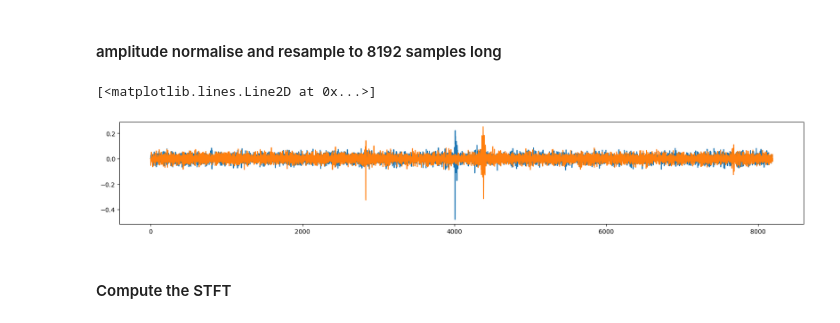
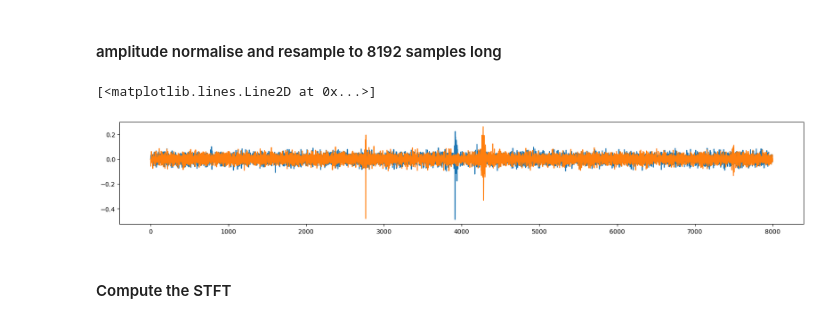
Before and after one commit to mcrooks83/osteosense_vag, a Jupyter notebook: notebooks/ML/Spectogram_CNN/spectogram_data_set.ipynb, the cells around one changed output. Drawn from its saved outputs; the diff is of its cells as text; code cells hidden in the pictures.

```diff
--- a/notebooks/ML/Spectogram_CNN/spectogram_data_set.ipynb
+++ b/notebooks/ML/Spectogram_CNN/spectogram_data_set.ipynb
@@ -88,51 +88,51 @@ def filter_signal(b, a, signal, filter):
     elif(filter=="sos"):
         return sosfiltfilt(sos, signal)
 
-def resample_vag_signal(d_set, n_points, fs, b,a, do_filter):
+def resample_vag_signal(d_set, r_l, fs, b,a, do_filter):
     n = amplitude_normal(d_set)
-    t = np.linspace(0, fs, num=len(n))  # Original x values (e.g., time or sample indices)
-    x_new = np.linspace(t.min(), t.max(), n_points)
+    #t = np.linspace(0, fs, num=len(n))  # Original x values (e.g., time or sample indices)
+    #x_new = np.linspace(t.min(), t.max(), n_points)
 
     # Create an interpolation function
-    interpolator = interp1d(t, n, kind='linear')
-    y_new = interpolator(x_new)
-
+    #interpolator = interp1d(t, n, kind='linear')
+    #y_new = interpolator(x_new)
+    y_new = resample(n, r_l)
     # filter the signal
     if(do_filter):
         y_filtered = filter_signal(b,a, y_new, "filtfilt")
     else:
         y_filtered  = y_new
     return y_filtered
 
 
 # build a filter
 low_cut_off = 100 # removes muscle artifacts and baseline wander
 high_cut_off = 750
 filter_order = 5   # 9th order has been used in literature?
 filter_type =  "bandpass"  #"bandpass", high, low
-n_l = 8192  # next fft points value int(math.pow(2, math.ceil(math.log2(len(data)))))
-fs = 2001 # sampling_frequency 2kH
+r_l = 8000  # next fft points value int(math.pow(2, math.ceil(math.log2(len(data)))))
+fs = 2000 # sampling_frequency 2kH
 
 b,a = build_filter((low_cut_off, high_cut_off), fs, filter_type, filter_order)
 
 healthy_resampled = []
 pathology_resampled = []
 
 do_filter = True
 for d_set in healthy_subs:
-    r = resample_vag_signal(d_set, n_l, fs, b,a, do_filter)
+    r = resample_vag_signal(d_set, r_l, fs, b,a, do_filter)
     healthy_resampled.append(r)
 
 for d_set in pathology_subs:
-    r = resample_vag_signal(d_set, n_l, fs, b,a, do_filter)
+    r = resample_vag_signal(d_set, r_l, fs, b,a, do_filter)
     pathology_resampled.append(r)
 
 fig, ax = plt.subplots(1,1, figsize=(20, 3))
 ax.plot(healthy_resampled[19])
 ax.plot(pathology_resampled[2])
 # %% [output]
 [<matplotlib.lines.Line2D at 0x...>]
-[figure, old version]
+[figure, new version]
 # %% [markdown]
 #### Compute the STFT
 # %%
```
Also changed, not shown: parts of 2 cells of this notebook, 11 other files.
